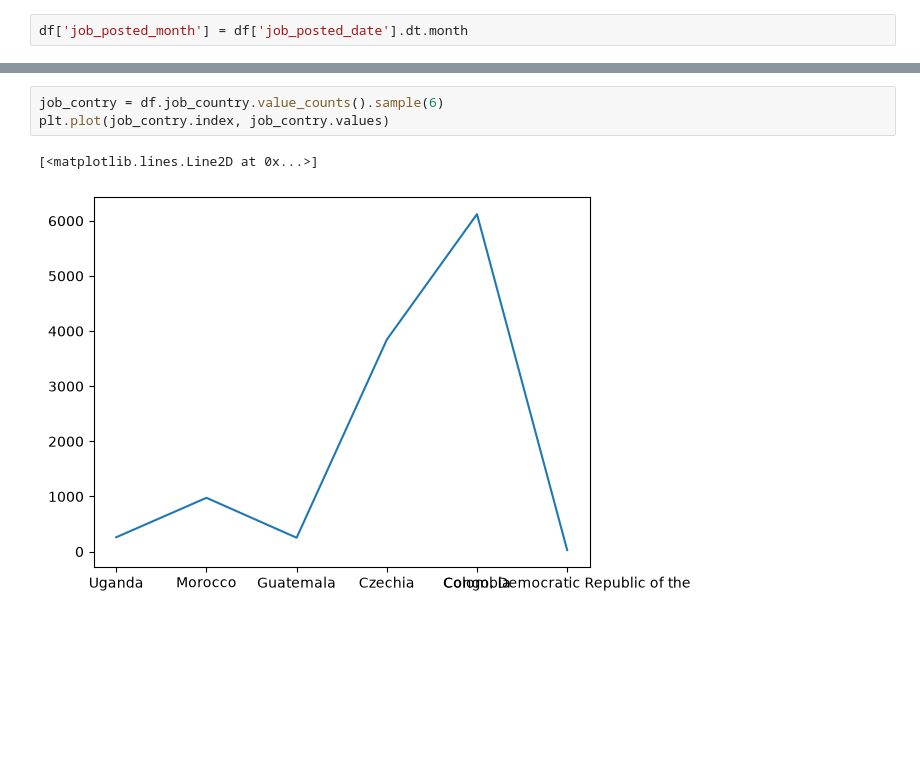
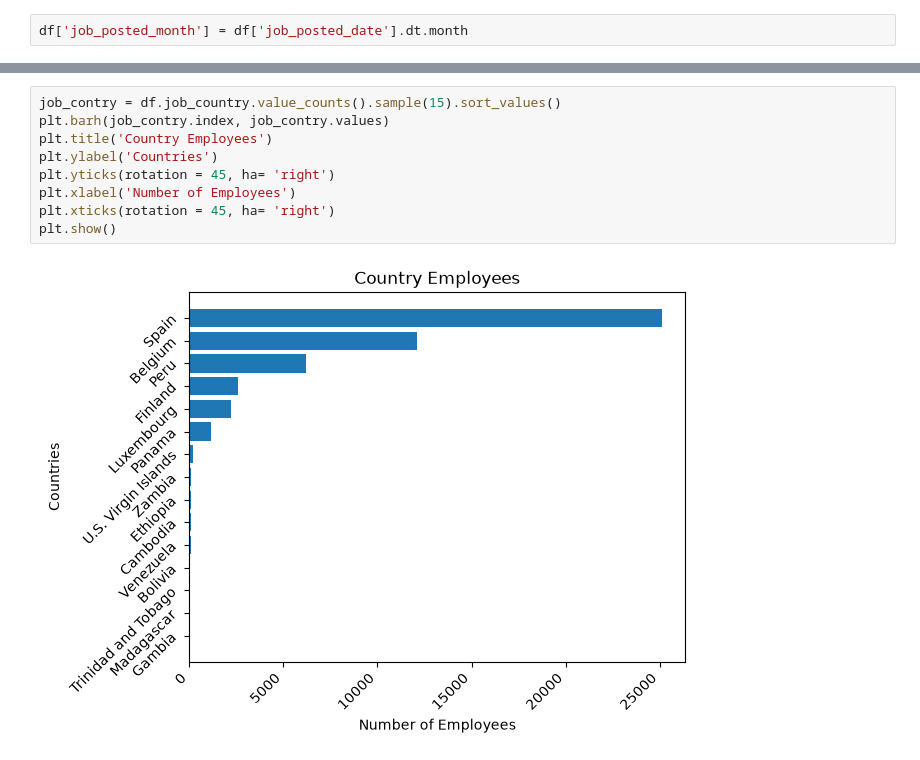
Before and after one commit to dateenbee2442/PYTHON_CORE_TOPICS, a Jupyter notebook: jupterFile.ipynb, the cells around one changed output, grey strips where cells are left out. Drawn from its saved outputs; the diff is of its cells as text; blank space fills up the shorter version.

```diff
--- a/jupterFile.ipynb
+++ b/jupterFile.ipynb
@@ -1323,8 +1344,13 @@ plt.plot(job_count.index, job_count.values)
 # %%
-job_contry = df.job_country.value_counts().sample(6)
-plt.plot(job_contry.index, job_contry.values)
+job_contry = df.job_country.value_counts().sample(15).sort_values()
+plt.barh(job_contry.index, job_contry.values)
+plt.title('Country Employees')
+plt.ylabel('Countries')
+plt.yticks(rotation = 45, ha= 'right')
+plt.xlabel('Number of Employees')
+plt.xticks(rotation = 45, ha= 'right')
+plt.show()
 # %% [output]
-[<matplotlib.lines.Line2D at 0x...>]
-[figure, old version]
+[figure, new version]
 # %%
 nigeria = df[(df.job_country == 'Nigeria')]
```
Also changed, not shown: parts of 16 cells of this notebook.
